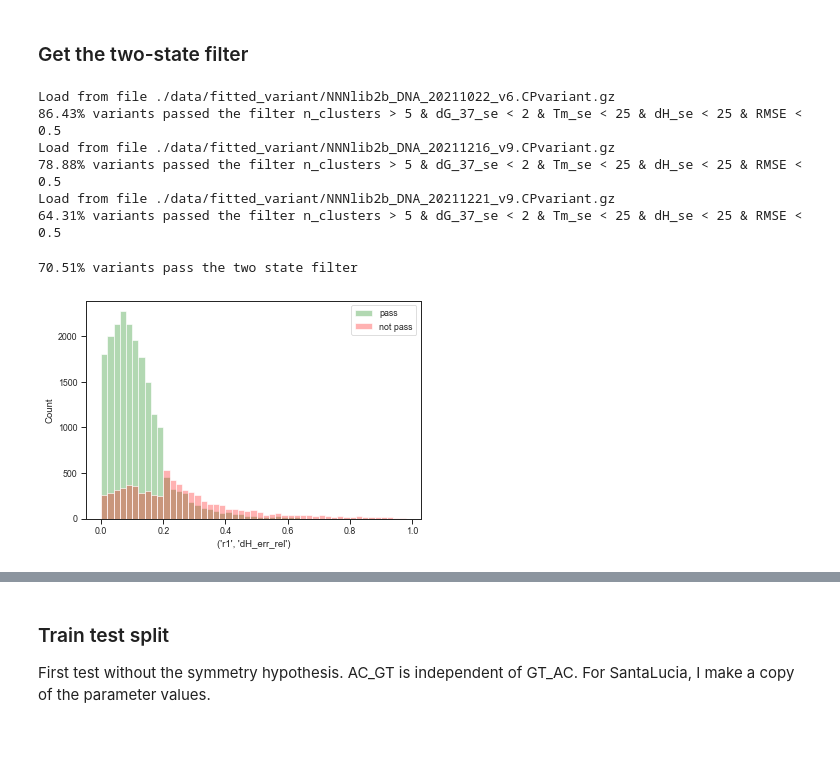
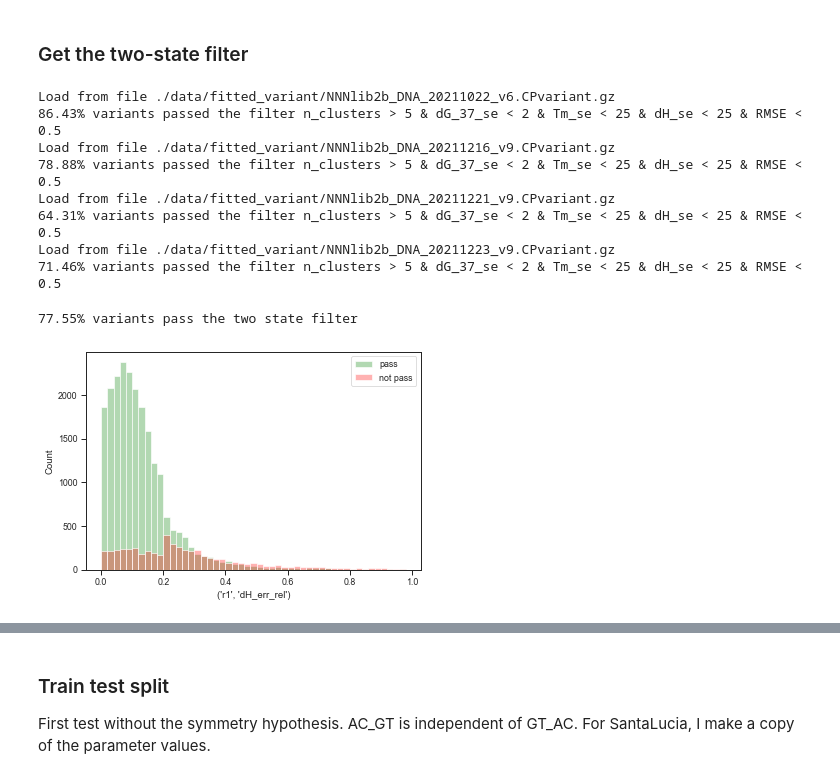
Before and after one commit to keyuxi/nnn_analysis, a Jupyter notebook: 220512_NN_fit.ipynb, the cells around one changed output, grey strips where cells are left out. Drawn from its saved outputs; the diff is of its cells as text; code cells hidden in the pictures; blank space fills up the shorter version.

```diff
--- a/220512_NN_fit.ipynb
+++ b/220512_NN_fit.ipynb
@@ -211,7 +240,7 @@ replicate_df = pd.read_table('./data/nnnlib2b_replicates.tsv')
 myfilter = "dH_err_rel < 0.2 & Tm_err_abs < 2 & redchi < 1.5"
 line_fit = []
 
-for i in range(3):
+for i in range(4):
     rep = arraydata.get_replicate_data(replicate_df.iloc[i]['name'])
     result_df = pd.read_table('./data/fitted_variant/dG_fit_%s_v0.0.2.tsv' % replicate_df.iloc[i]['replicate']).set_index('SEQID')
     df = rep.join(result_df, lsuffix='_curve', rsuffix='_line')
@@ -227,21 +256,24 @@ Load from file ./data/fitted_variant/NNNlib2b_DNA_20211216_v9.CPvariant.gz
 78.88% variants passed the filter n_clusters > 5 & dG_37_se < 2 & Tm_se < 25 & dH_se < 25 & RMSE < 0.5
 Load from file ./data/fitted_variant/NNNlib2b_DNA_20211221_v9.CPvariant.gz
 64.31% variants passed the filter n_clusters > 5 & dG_37_se < 2 & Tm_se < 25 & dH_se < 25 & RMSE < 0.5
+Load from file ./data/fitted_variant/NNNlib2b_DNA_20211223_v9.CPvariant.gz
+71.46% variants passed the filter n_clusters > 5 & dG_37_se < 2 & Tm_se < 25 & dH_se < 25 & RMSE < 0.5
 # %%
 cols = ['dH_err_rel', 'Tm_err_abs', 'redchi', 'two_state']
-twostate_df = pd.concat([d[cols] for d in line_fit], axis=1, keys=['r1', 'r2', 'r3'])
+twostate_df = pd.concat([d[cols] for d in line_fit], axis=1, keys=['r1', 'r2', 'r3', 'rev'])
 n_pass = np.nansum(twostate_df.xs('two_state', axis=1, level=1), axis=1)
-pass_df = pd.DataFrame(data=n_pass >= 2, index=twostate_df.index, columns=['two_state'])
+min_rep_pass = 2
+pass_df = pd.DataFrame(data=n_pass >= min_rep_pass, index=twostate_df.index, columns=['two_state'])
 
-sns.histplot(twostate_df[n_pass >= 2]['r1','dH_err_rel'].dropna(),
+sns.histplot(twostate_df[n_pass >= min_rep_pass]['r1','dH_err_rel'].dropna(),
              bins=np.arange(0,1,0.02), alpha=.3,# stat='density',
              color='g')
-sns.histplot(twostate_df[n_pass < 2]['r1','dH_err_rel'].dropna(),
+sns.histplot(twostate_df[n_pass < min_rep_pass]['r1','dH_err_rel'].dropna(),
              bins=np.arange(0,1,0.02), alpha=.3,# stat='density',
              color='r')
 plt.legend(['pass', 'not pass'])
 
-print('%.2f%% variants pass the two state filter' % (np.sum(n_pass >= 2) / len(n_pass) * 100))
+print('%.2f%% variants pass the two state filter' % (np.sum(n_pass >= min_rep_pass) / len(n_pass) * 100))
 # %% [output]
-70.51% variants pass the two state filter
+77.55% variants pass the two state filter
-[figure, old version]
+[figure, new version]
```
Also changed, not shown: parts of 24 cells of this notebook, 11 other files.
